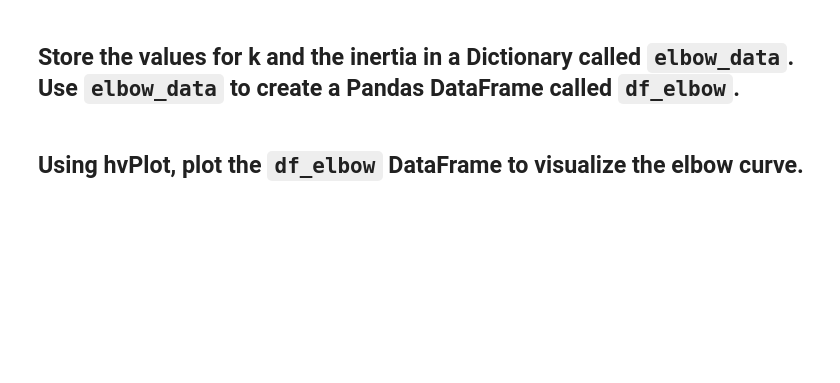
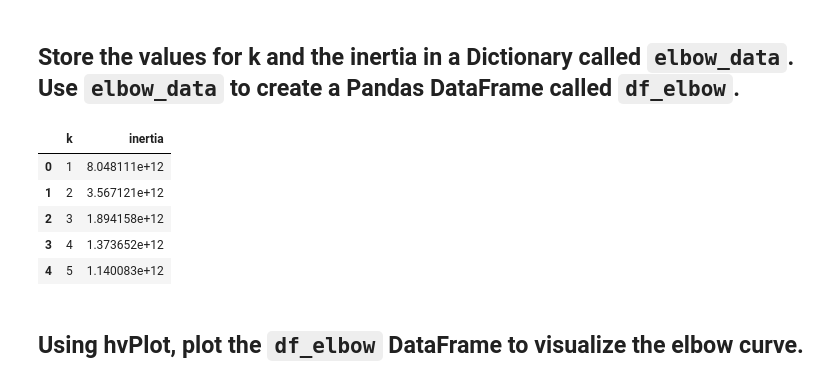
Before and after one commit to jlrichey/UCB-FinTech-Gitlab, a Jupyter notebook: 10-Unsupervised-Learning/2/Activities/01-Warm_Up/Unsolved/homebuying_eras.ipynb, the cells around one changed output. Drawn from its saved outputs; the diff is of its cells as text; code cells hidden in the pictures; blank space fills up the shorter version.

```diff
--- a/10-Unsupervised-Learning/2/Activities/01-Warm_Up/Unsolved/homebuying_eras.ipynb
+++ b/10-Unsupervised-Learning/2/Activities/01-Warm_Up/Unsolved/homebuying_eras.ipynb
@@ -43,12 +90,19 @@ k = # YOUR CODE HERE
 ## Store the values for k and the inertia in a Dictionary called `elbow_data`. Use `elbow_data` to create a Pandas DataFrame called `df_elbow`.
 # %%
 # Create a Dictionary that holds the list values for k and inertia
-elbow_data = # YOUR CODE HERE
+elbow_data = {"k": k, "inertia": inertia}
+df_elbow = pd.DataFrame(elbow_data)
+df_elbow.head()
 
 # Create a DataFrame using the elbow_data Dictionary
-df_elbow = # YOUR CODE HERE
-
-# Review the DataFrame
-# YOUR CODE HERE
+df_elbow = pd.DataFrame({"k": k, "inertia": inertia})
+df_elbow.head()
+# %% [output]
+|  | k | inertia |
+| 0 | 1 | 8.048111e+12 |
+| 1 | 2 | 3.567121e+12 |
+| 2 | 3 | 1.894158e+12 |
+| 3 | 4 | 1.373652e+12 |
+| 4 | 5 | 1.140083e+12 |
 # %% [markdown]
 ## Using hvPlot, plot the `df_elbow` DataFrame to visualize the elbow curve.
```
Also changed, not shown: parts of 13 cells of this notebook, 21 other files.
